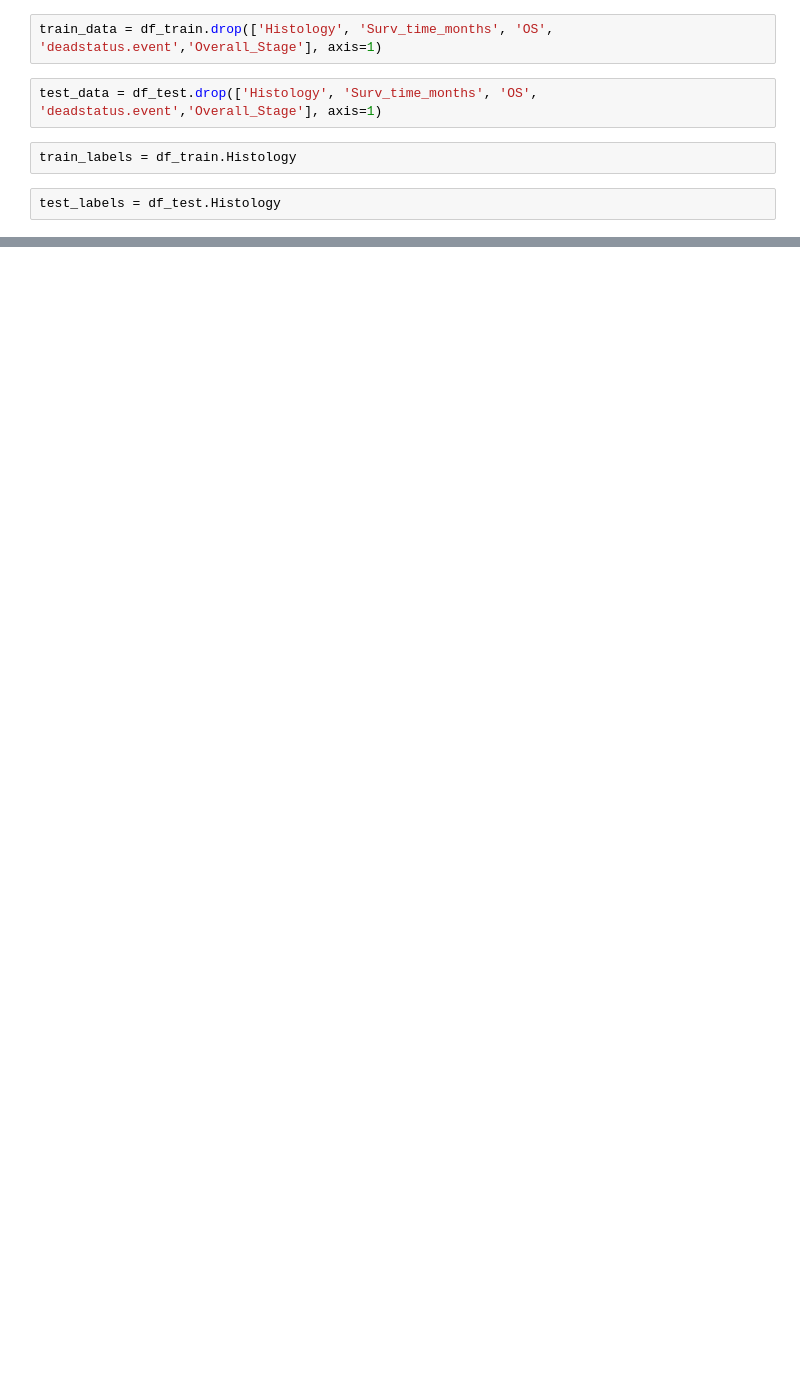
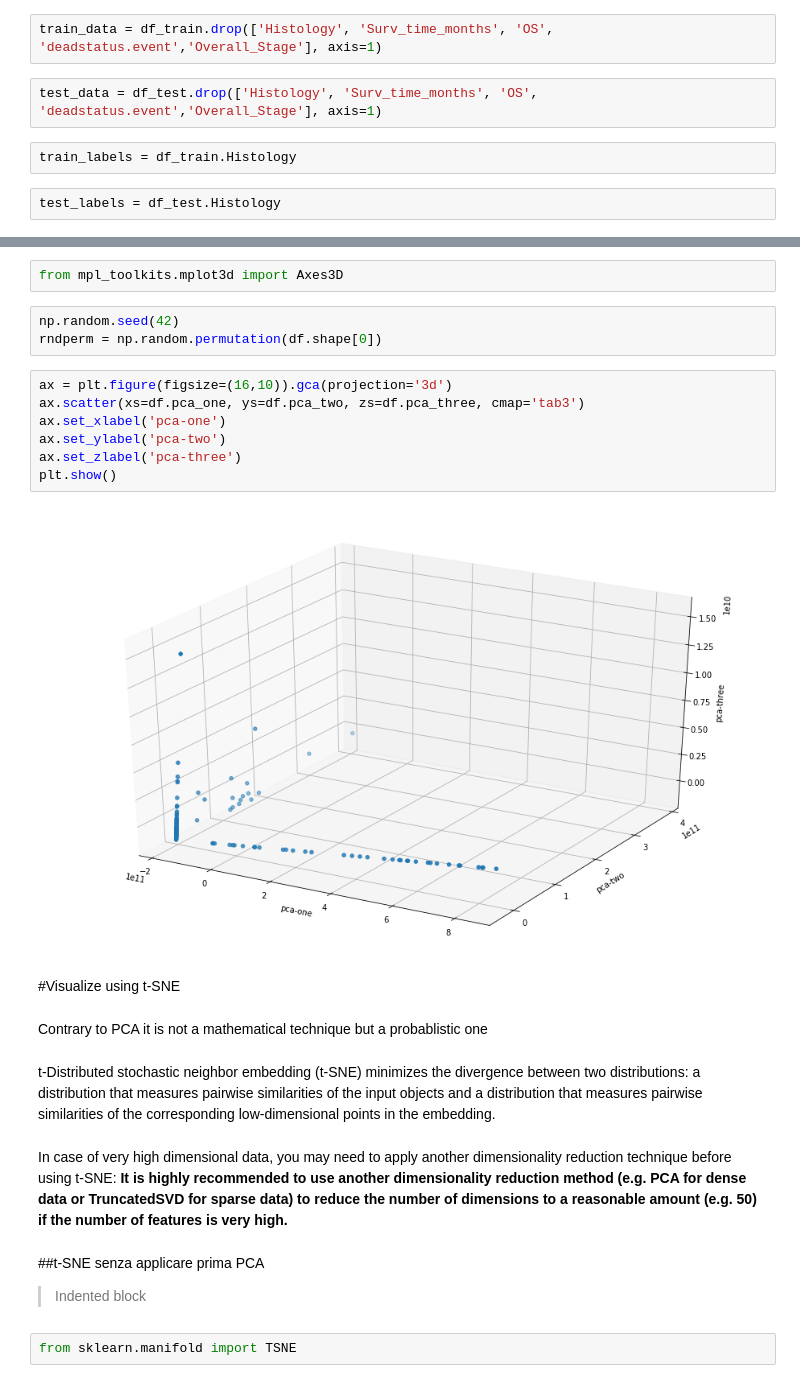
Before and after one commit to leonardoub/SCRIPT_PALERMO, a Jupyter notebook: explore_database_PA.ipynb, the cells around one changed output, grey strips where cells are left out. Drawn from its saved outputs; the diff is of its cells as text; blank space fills up the shorter version.

```diff
--- a/explore_database_PA.ipynb
+++ b/explore_database_PA.ipynb
@@ -377,0 +428,32 @@ pca_result.shape
+# %%
+from mpl_toolkits.mplot3d import Axes3D
+# %%
+np.random.seed(42)
+rndperm = np.random.permutation(df.shape[0])
+# %%
+ax = plt.figure(figsize=(16,10)).gca(projection='3d')
+ax.scatter(xs=df.pca_one, ys=df.pca_two, zs=df.pca_three, cmap='tab3')
+ax.set_xlabel('pca-one')
+ax.set_ylabel('pca-two')
+ax.set_zlabel('pca-three')
+plt.show()
+# %% [output]
+[figure, added]
+# %% [markdown]
+#Visualize using t-SNE
+# %% [markdown]
+ Contrary to PCA it is not a mathematical technique but a probablistic one
+# %% [markdown]
+t-Distributed stochastic neighbor embedding (t-SNE) minimizes the divergence between two distributions: a distribution that measures pairwise similarities of the input objects and a distribution that measures pairwise similarities of the corresponding low-dimensional points in the embedding.
+# %% [markdown]
+In case of very high dimensional data, you may need to apply another dimensionality reduction technique before using t-SNE:
+**It is highly recommended to use another dimensionality reduction
+method (e.g. PCA for dense data or TruncatedSVD for sparse data)
+to reduce the number of dimensions to a reasonable amount (e.g. 50)
+if the number of features is very high.**
+# %% [markdown]
+##t-SNE senza applicare prima PCA
+
+> Indented block
+# %%
+from sklearn.manifold import TSNE
```
Also changed, not shown: parts of 66 cells of this notebook.
